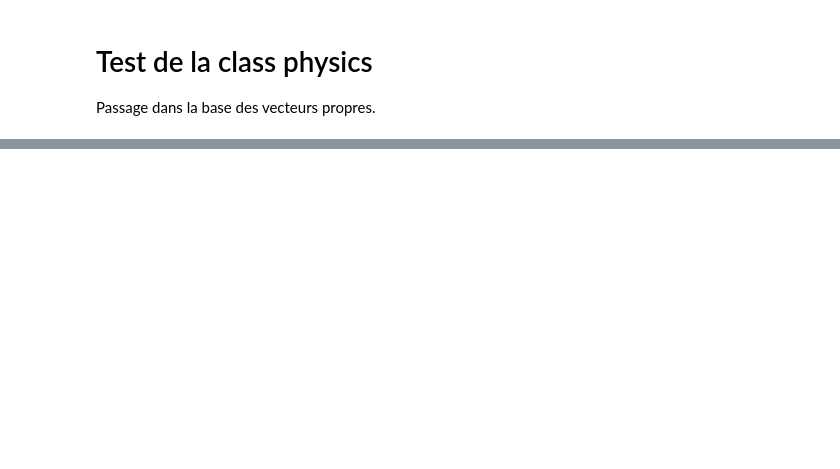
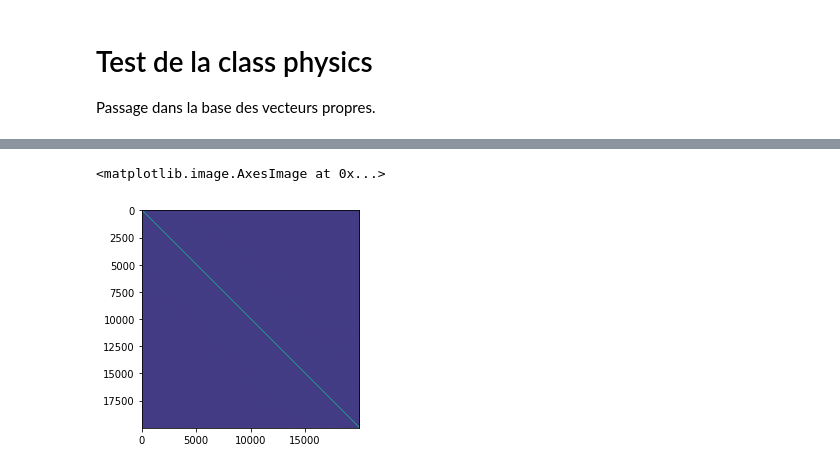
Before and after one commit to ceciledellavalle/phd, a Jupyter notebook: Test13 - Physics.ipynb, the cells around one changed output, grey strips where cells are left out. Saved outputs shown, nothing was run; the diff lists cells and outputs as text; code cells hidden in the pictures; blank space fills up the shorter version.

```diff
--- a/Test13 - Physics.ipynb
+++ b/Test13 - Physics.ipynb
@@ -110,0 +79,5 @@ array([3.18368254e-03, 3.18358668e-03, 3.18349426e-03, 3.18340486e-03,
+# %%
+plt.imshow(Inx)
+# %% [output]
+<matplotlib.image.AxesImage at 0x...>
+[figure, added]
```
Also changed, not shown: parts of 54 cells of this notebook, 3 other files.
